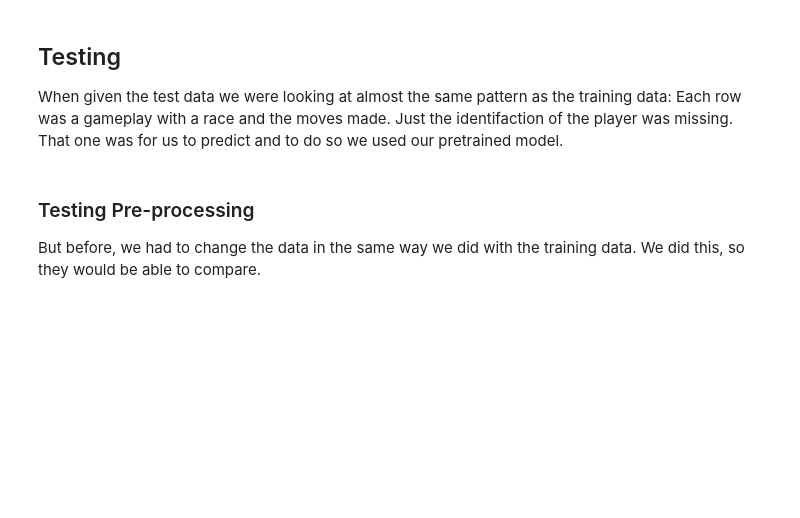
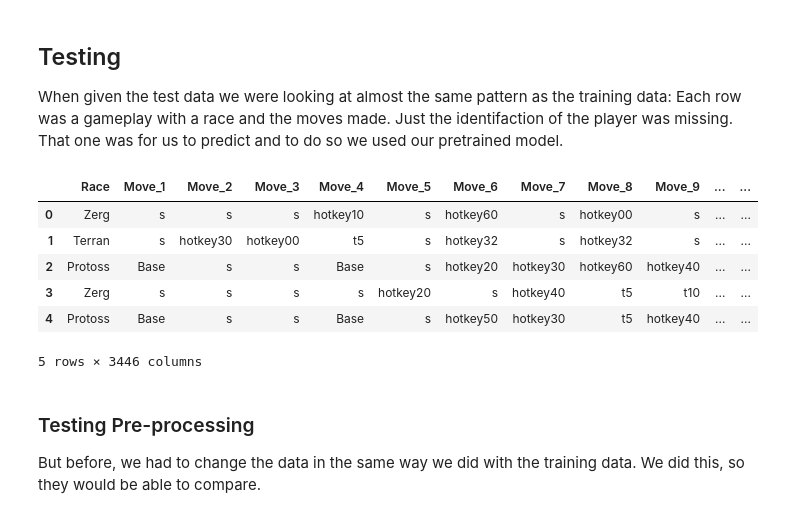
Before and after one commit to carosop/data_mining, a Jupyter notebook: StarCraft Player Prediction.ipynb, the cells around one changed output. Drawn from its saved outputs; the diff is of its cells as text; code cells hidden in the pictures; blank space fills up the shorter version.

```diff
--- a/StarCraft Player Prediction.ipynb
+++ b/StarCraft Player Prediction.ipynb
@@ -581,8 +582,16 @@ When given the test data we were looking at almost the same pattern as the train
 # %%
 # Load new data file
 test_data = pd.read_csv('test_data.csv', delimiter=';')
-test_data.columns = ['Race'] + [f'Move {i}' for i in range(1, 3446)]
+test_data.columns = ['Race'] + [f'Move_{i}' for i in range(1, 3446)]
 test_data.head()
+# %% [output]
+|  | Race | Move_1 | Move_2 | Move_3 | Move_4 | Move_5 | Move_6 | Move_7 | Move_8 | Move_9 | ... | ... |
+| 0 | Zerg | s | s | s | hotkey10 | s | hotkey60 | s | hotkey00 | s | ... | ... |
+| 1 | Terran | s | hotkey30 | hotkey00 | t5 | s | hotkey32 | s | hotkey32 | s | ... | ... |
+| 2 | Protoss | Base | s | s | Base | s | hotkey20 | hotkey30 | hotkey60 | hotkey40 | ... | ... |
+| 3 | Zerg | s | s | s | s | hotkey20 | s | hotkey40 | t5 | t10 | ... | ... |
+| 4 | Protoss | Base | s | s | Base | s | hotkey50 | hotkey30 | t5 | hotkey40 | ... | ... |
+5 rows × 3446 columns
 # %% [markdown]
 ### Testing Pre-processing
 
```
Also changed, not shown: parts of 6 cells of this notebook.
